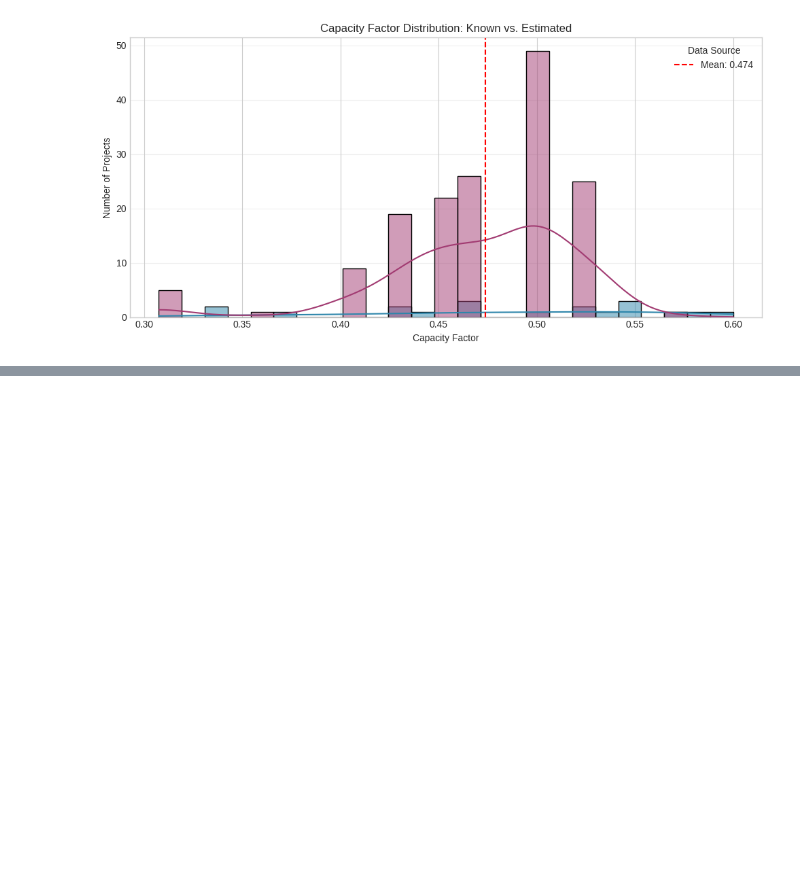
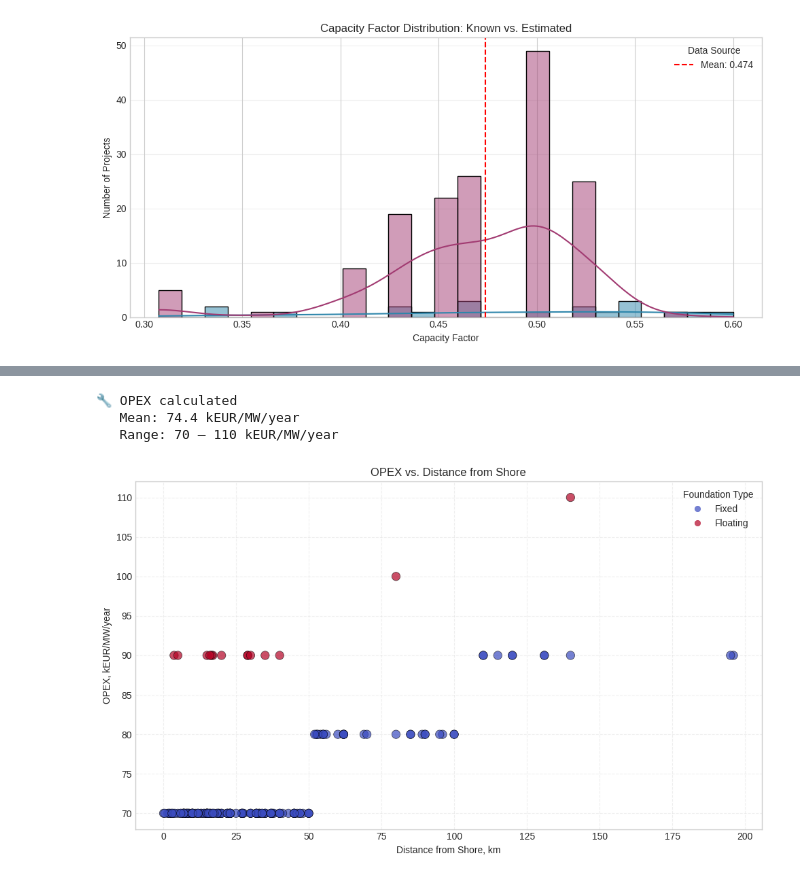
Before and after one commit to Makakashan/IntelegenceProject, a Jupyter notebook: windAlgorythm.ipynb, the cells around one changed output, grey strips where cells are left out. Cells and saved outputs as stored; diff of their text form; code cells hidden in the pictures; blank space fills up the shorter version.

Commit message:
feat: add OPEX calculation and visualization module
Co-authored-by: kravchenski <max5045955@gmail.com>

```diff
--- a/windAlgorythm.ipynb
+++ b/windAlgorythm.ipynb
@@ -229,0 +238,73 @@ Energy Yield calculated
+# %%
+def calculate_opex(row):
+    """
+    Calculate unit OPEX based on foundation type and distance from shore.
+
+    Returns
+    -------
+    float : OPEX in kEUR/MW/year
+    """
+    # Base OPEX by foundation type
+    opex_base = 85.0 if row['is_floating'] else 65.0
+
+    # Distance-based correction
+    dist = row['distance_from_shore_km']
+    if pd.isna(dist):
+        dist_corr = 10.0          # Default penalty for unknown distance
+    elif dist <= 50:
+        dist_corr = 5.0           # Nearshore: minimal extra cost
+    elif dist <= 100:
+        dist_corr = 15.0          # Mid-range: moderate logistics cost
+    else:
+        dist_corr = 25.0          # Far offshore: high logistics cost
+
+    return opex_base + dist_corr
+
+
+# ── Step 1: Calculate OPEX metrics ──────────────────────────────────
+df_model['OPEX_unit_kEUR_per_MW_year'] = df_model.apply(calculate_opex, axis=1)
+
+df_model['annual_OPEX_total_EUR'] = (
+    df_model['OPEX_unit_kEUR_per_MW_year'] * 1000 * df_model['installed_capacity_MW']
+)
+
+
+# ── Step 2: Summary statistics ──────────────────────────────────────
+print("🔧 OPEX calculated")
+print(f"   Mean: {df_model['OPEX_unit_kEUR_per_MW_year'].mean():.1f} kEUR/MW/year")
+print(f"   Range: {df_model['OPEX_unit_kEUR_per_MW_year'].min():.0f} – "
+      f"{df_model['OPEX_unit_kEUR_per_MW_year'].max():.0f} kEUR/MW/year")
+
+
+# ── Step 3: Visualize OPEX vs. Distance ─────────────────────────────
+fig, ax = plt.subplots(figsize=(10, 6))
+
+scatter = ax.scatter(
+    df_model['distance_from_shore_km'],
+    df_model['OPEX_unit_kEUR_per_MW_year'],
+    c=df_model['is_floating'].astype(int),
+    cmap='coolwarm',
+    s=80,
+    alpha=0.7,
+    edgecolors='black',
+    linewidth=0.5
+)
+
+ax.set_xlabel('Distance from Shore, km')
+ax.set_ylabel('OPEX, kEUR/MW/year')
+ax.set_title('OPEX vs. Distance from Shore')
+
+# Custom legend for foundation types
+handles, _ = scatter.legend_elements()
+ax.legend(handles, ['Fixed', 'Floating'], title='Foundation Type')
+
+ax.grid(True, alpha=0.3, linestyle='--')
+ax.set_axisbelow(True)
+
+plt.tight_layout()
+plt.show()
+# %% [output]
+🔧 OPEX calculated
+   Mean: 74.4 kEUR/MW/year
+   Range: 70 – 110 kEUR/MW/year
+[figure, added]
```
Also changed, not shown: parts of 1 cell of this notebook.
